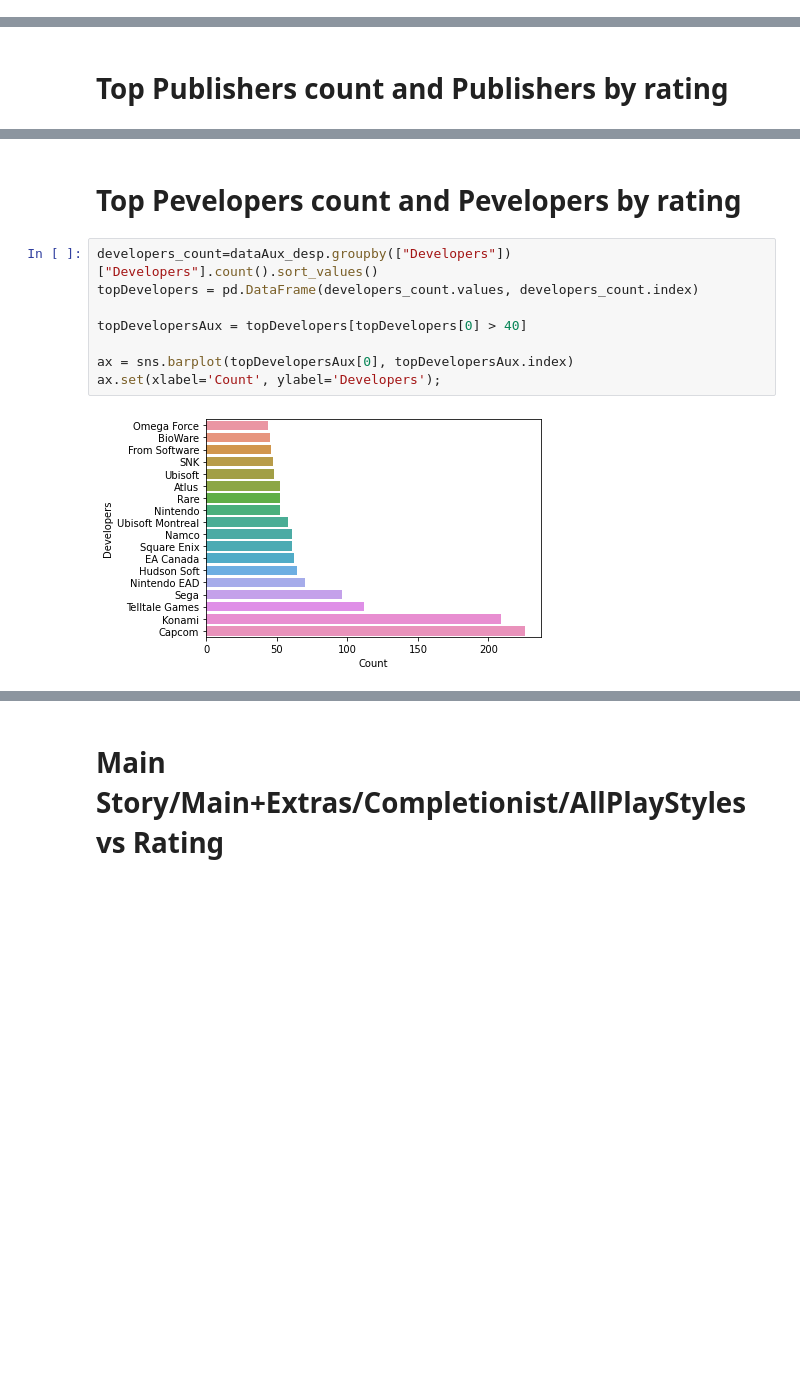
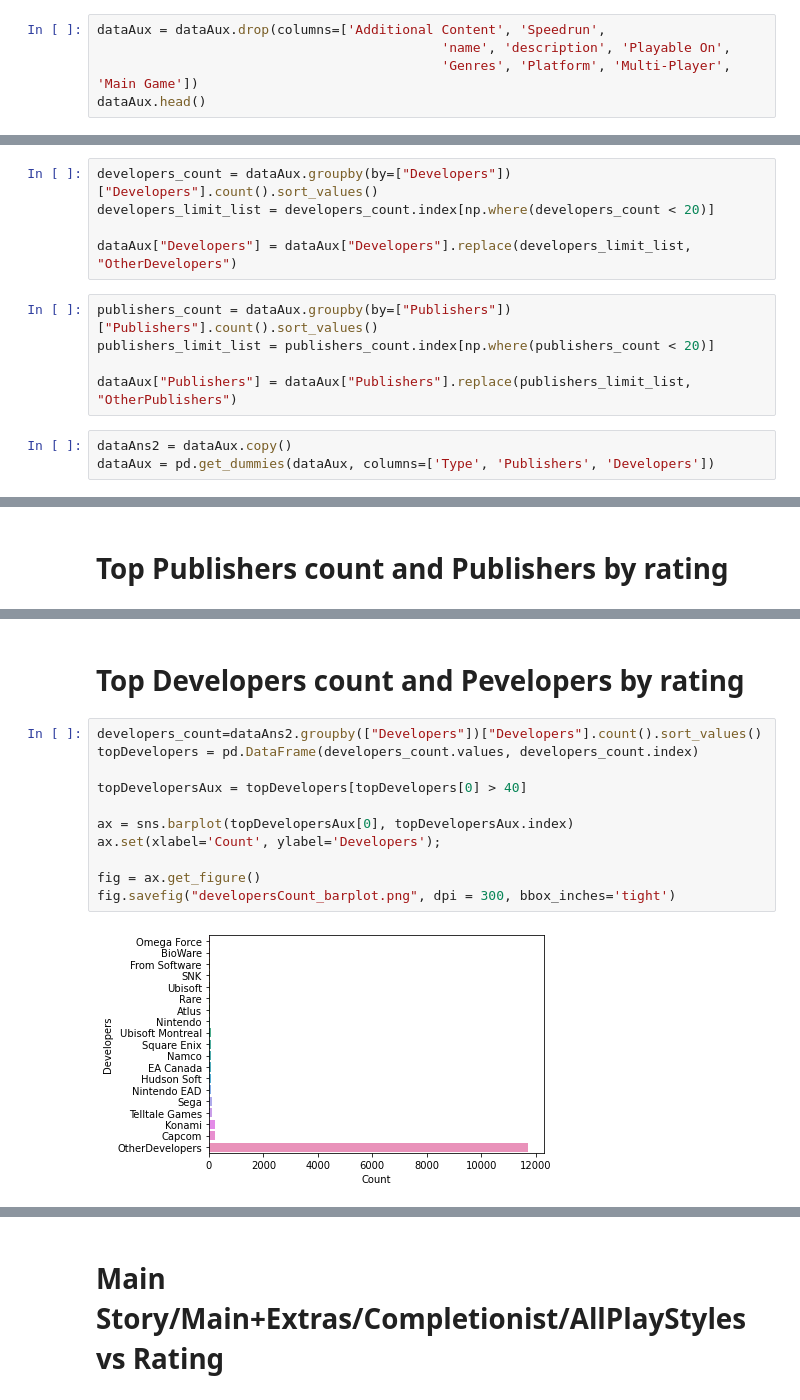
Before and after one commit to TFM-UAH-ammz/MainScrappingTool, a Jupyter notebook: src/dataAnalysis/analysis.ipynb, the cells around one changed output, grey strips where cells are left out. Saved outputs shown, nothing was run; the diff lists cells and outputs as text; blank space fills up the shorter version.

```diff
--- a/src/dataAnalysis/analysis.ipynb
+++ b/src/dataAnalysis/analysis.ipynb
@@ -356,3 +351,8 @@ for element in genres:
 print("done")
 # %% [output]
 done
+# %%
+dataAux = dataAux.drop(columns=['Additional Content', 'Speedrun',
+                                            'name', 'description', 'Playable On',
+                                            'Genres', 'Platform', 'Multi-Player', 'Main Game'])
+dataAux.head()
@@ -358,0 +368,13 @@ done
+# %%
+developers_count = dataAux.groupby(by=["Developers"])["Developers"].count().sort_values()
+developers_limit_list = developers_count.index[np.where(developers_count < 20)]
+
+dataAux["Developers"] = dataAux["Developers"].replace(developers_limit_list, "OtherDevelopers")
+# %%
+publishers_count = dataAux.groupby(by=["Publishers"])["Publishers"].count().sort_values()
+publishers_limit_list = publishers_count.index[np.where(publishers_count < 20)]
+
+dataAux["Publishers"] = dataAux["Publishers"].replace(publishers_limit_list, "OtherPublishers")
+# %%
+dataAns2 = dataAux.copy()
+dataAux = pd.get_dummies(dataAux, columns=['Type', 'Publishers', 'Developers'])
@@ -528,13 +557,16 @@ ax.set(xlabel='Rating', ylabel='Publishers');
 # %% [markdown]
-# Top Pevelopers count and Pevelopers by rating
+# Top Developers count and Pevelopers by rating
 # %%
-developers_count=dataAux_desp.groupby(["Developers"])["Developers"].count().sort_values()
+developers_count=dataAns2.groupby(["Developers"])["Developers"].count().sort_values()
 topDevelopers = pd.DataFrame(developers_count.values, developers_count.index)
 
 topDevelopersAux = topDevelopers[topDevelopers[0] > 40]
 
 ax = sns.barplot(topDevelopersAux[0], topDevelopersAux.index)
 ax.set(xlabel='Count', ylabel='Developers');
+
+fig = ax.get_figure()
+fig.savefig("developersCount_barplot.png", dpi = 300, bbox_inches='tight')
 # %% [output]
-[figure, old version]
+[figure, new version]
 # %%
```
Also changed, not shown: parts of 82 cells of this notebook, 19 other files.
